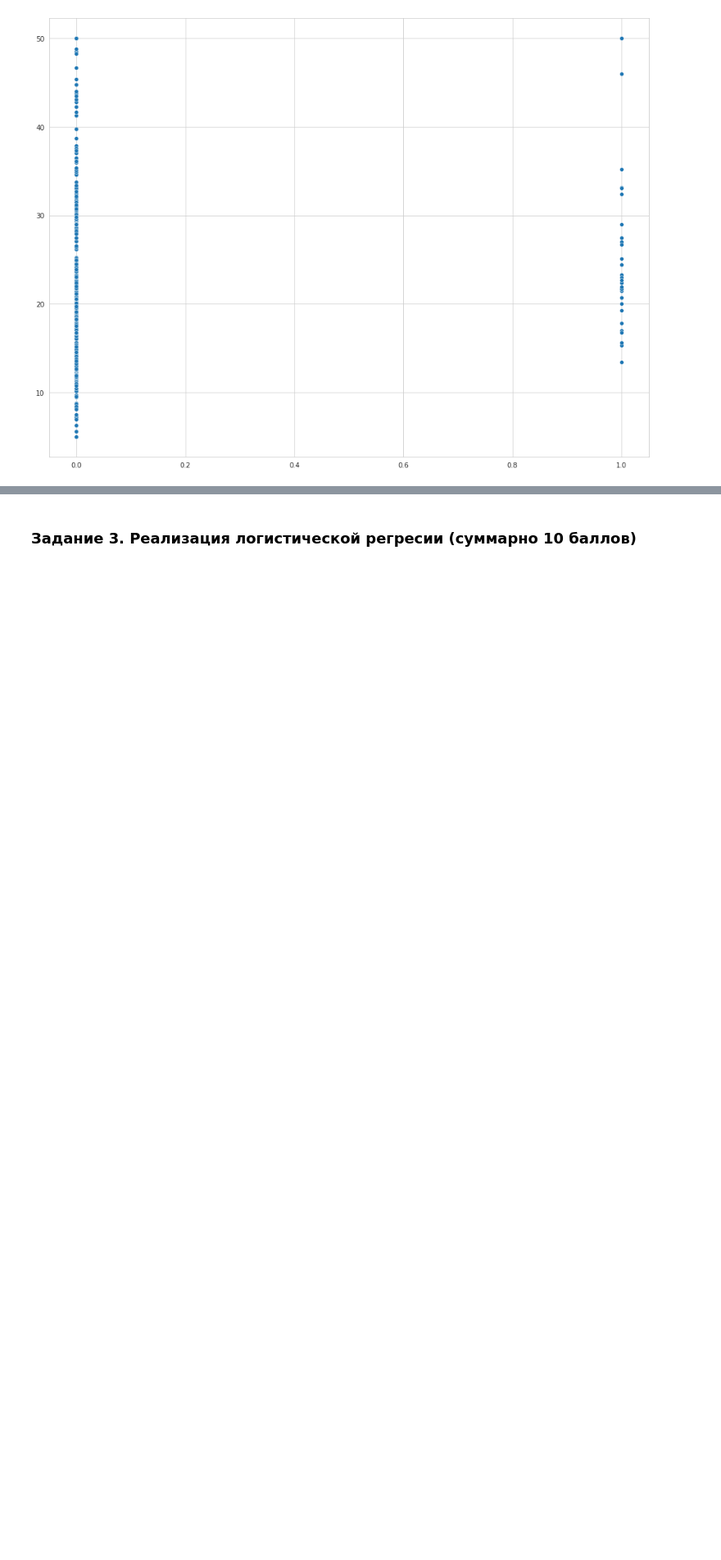
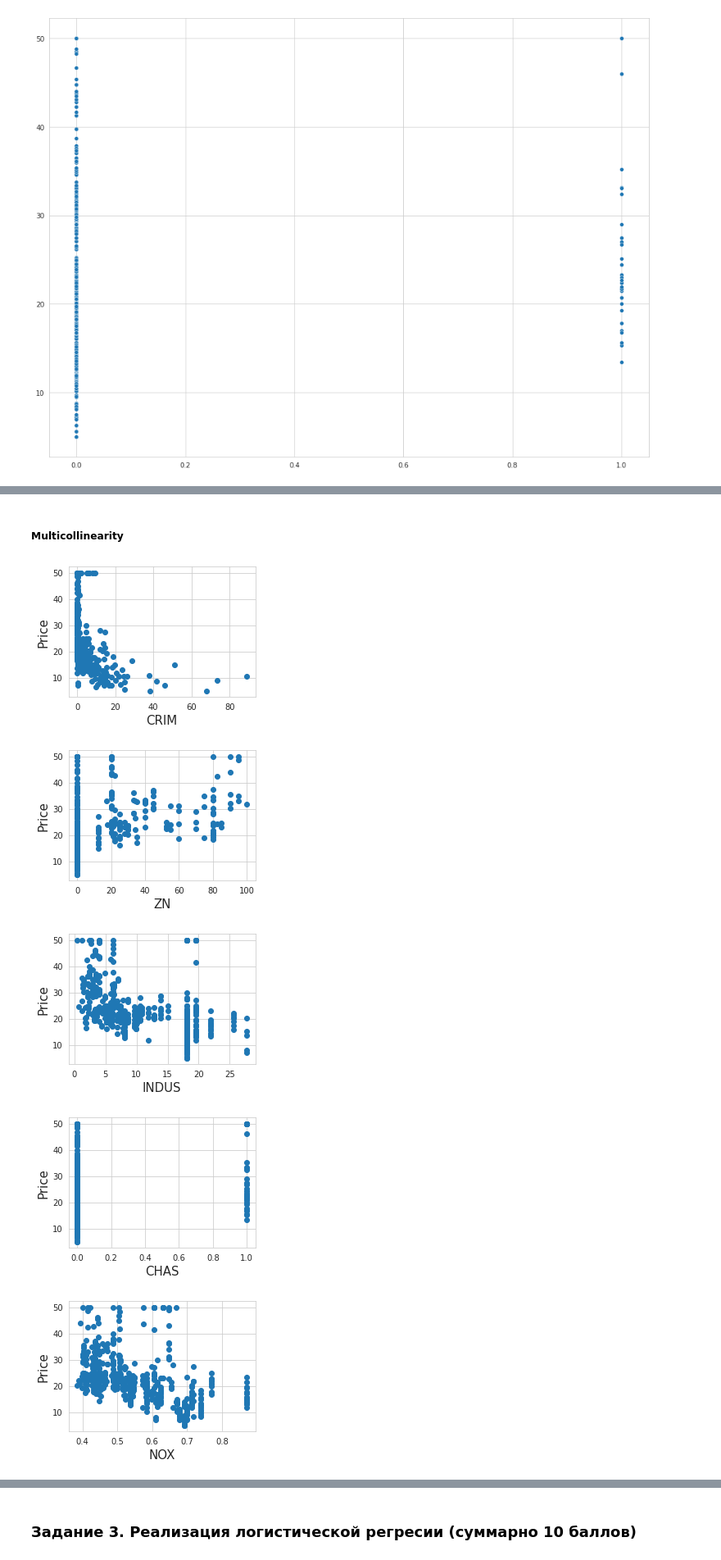
Before and after one commit to Freddsle/BI_ML_2021, a Jupyter notebook: l2_linmodels_GD/code/Linear_models.ipynb, the cells around one changed output, grey strips where cells are left out. Shown at 82% size. Saved outputs shown, nothing was run; the diff lists cells and outputs as text; code cells hidden in the pictures; blank space fills up the shorter version.

```diff
--- a/l2_linmodels_GD/code/Linear_models.ipynb
+++ b/l2_linmodels_GD/code/Linear_models.ipynb
@@ -480,0 +566,15 @@ model = LinearRegression()
+# %% [markdown]
+##### Multicollinearity
+# %%
+for index, feature_name in enumerate(feature_names):
+    plt.figure(figsize=(4, 3))
+    plt.scatter(X[:, index], y)
+    plt.ylabel('Price', size=15)
+    plt.xlabel(feature_name, size=15)
+    plt.tight_layout()
+# %% [output]
+[figure, added]
+[figure, added]
+[figure, added]
+[figure, added]
+[figure, added]
```
Also changed, not shown: parts of 61 cells of this notebook, 2 other files.
